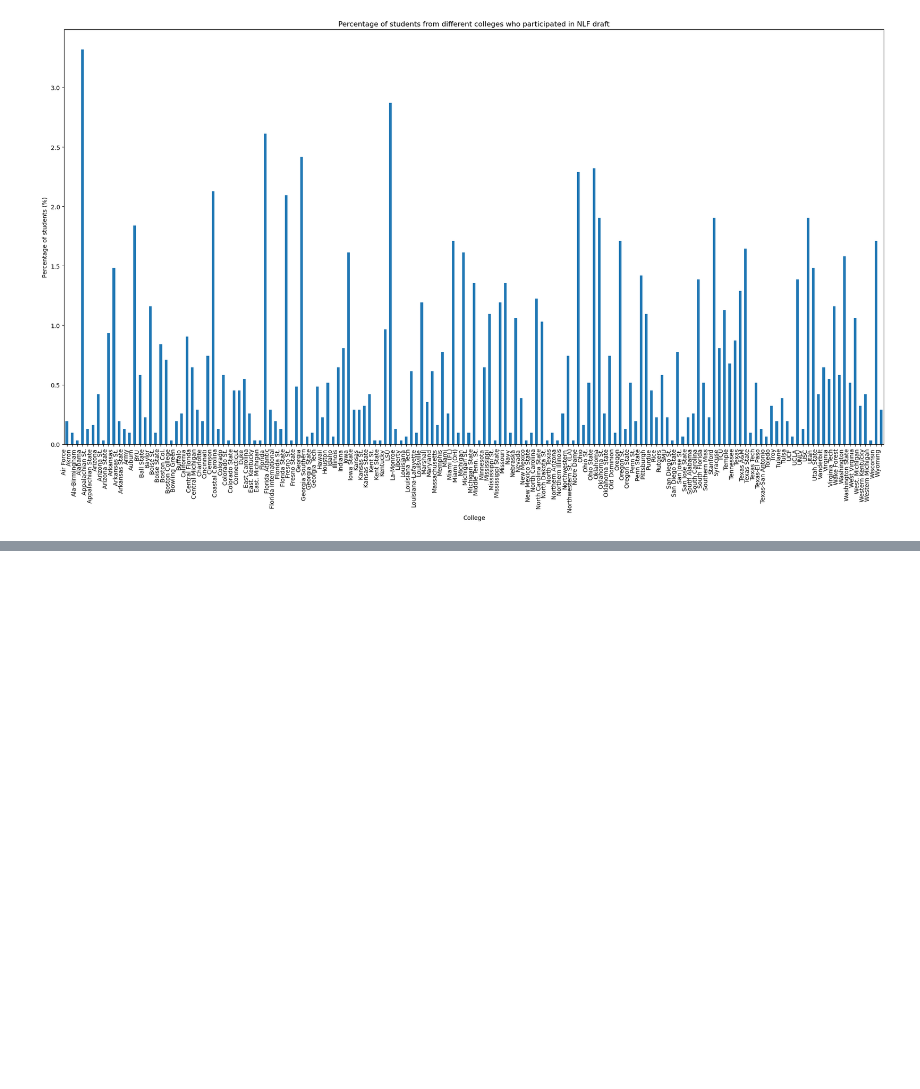
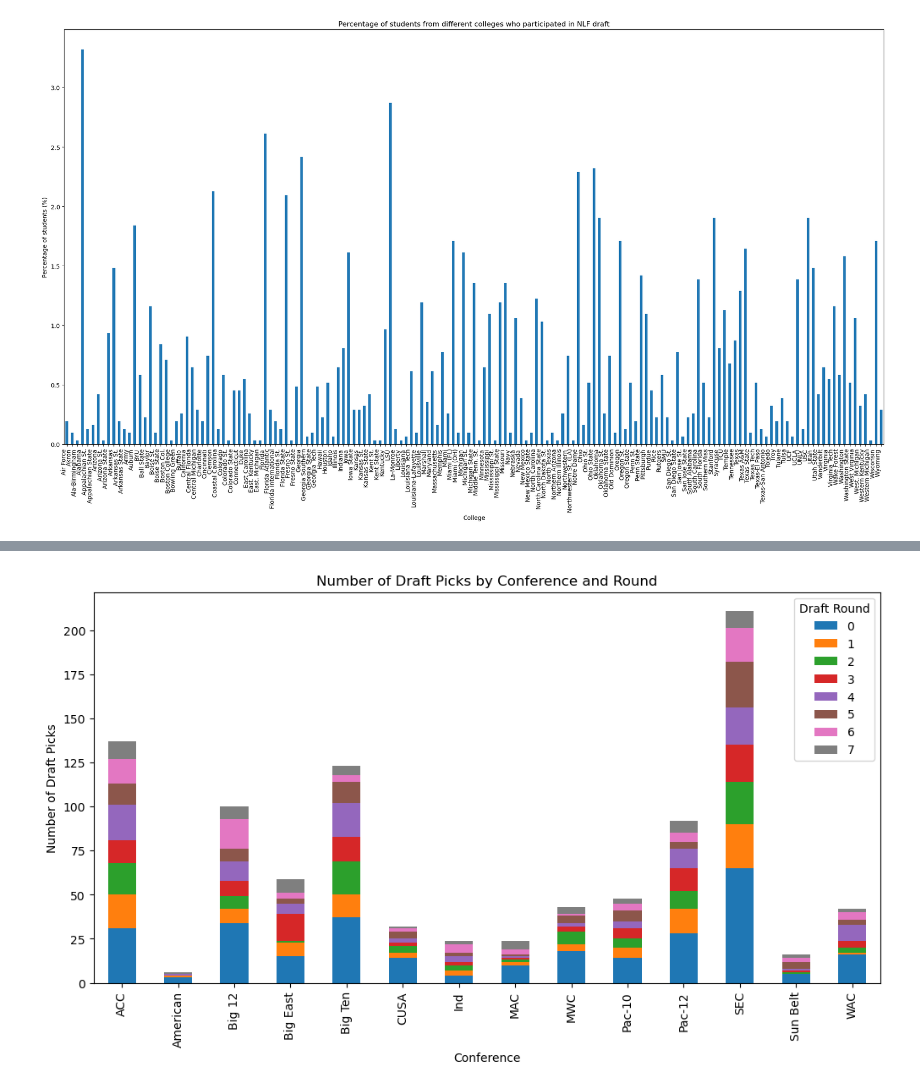
Before and after one commit to Vishwa-Sheth/Predict_the_NFL_cut, a Jupyter notebook: new_scraper.ipynb, the cells around one changed output, grey strips where cells are left out. Drawn from its saved outputs; the diff is of its cells as text; code cells hidden in the pictures; blank space fills up the shorter version.

```diff
--- a/new_scraper.ipynb
+++ b/new_scraper.ipynb
@@ -533,0 +594,22 @@ plt.show()
+# %%
+import pandas as pd
+import matplotlib.pyplot as plt
+
+# Assuming df is your DataFrame containing NFL draft data
+df = org_df[["conf_abbr", "Round"]].copy()
+# Group the data by Conference and Draft Round, and count the occurrences
+conference_draft_round_counts = df.groupby(['conf_abbr', 'Round']).size().unstack(fill_value=0)
+
+# Plotting a bar plot
+ax = conference_draft_round_counts.plot(kind='bar', stacked=True, figsize=(12, 6))
+
+# Adding labels and title
+plt.xlabel('Conference')
+plt.ylabel('Number of Draft Picks')
+plt.title('Number of Draft Picks by Conference and Round')
+
+# Show plot
+plt.legend(title='Draft Round')
+plt.show()
+# %% [output]
+[figure, added]
```
Also changed, not shown: parts of 4 cells of this notebook.
